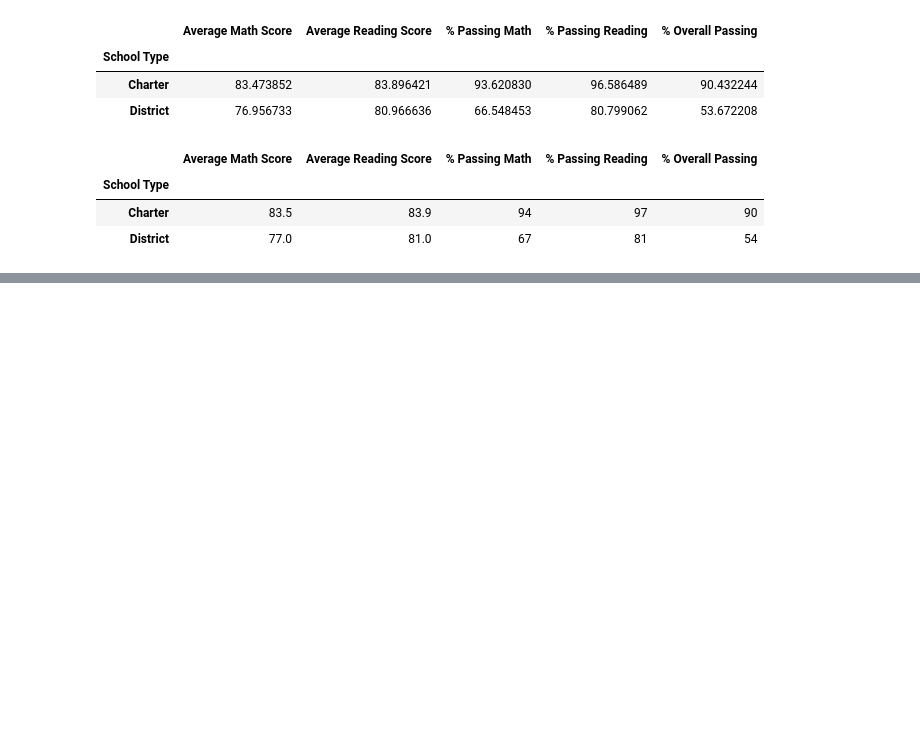
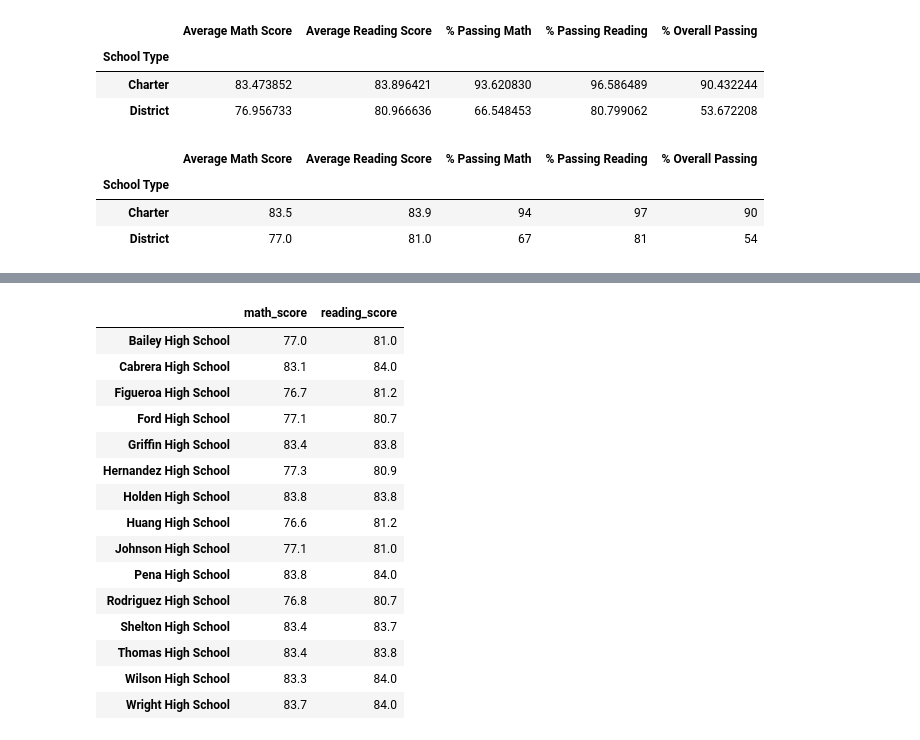
Before and after one commit to faramarzamirshahi/School_District_Analysis, a Jupyter notebook: PyCitySchools_Challenge_testing.ipynb, the cells around one changed output, grey strips where cells are left out. Saved outputs shown, nothing was run; the diff lists cells and outputs as text; code cells hidden in the pictures; blank space fills up the shorter version.

```diff
--- a/PyCitySchools_Challenge_testing.ipynb
+++ b/PyCitySchools_Challenge_testing.ipynb
@@ -1170,0 +1183,23 @@ type_summary_df
+# %%
+score_by_school_df = student_data_df.groupby(['school_name']).mean()[['math_score','reading_score']]
+score_by_school_df['math_score'] = score_by_school_df['math_score'].map("{:.1f}".format)
+score_by_school_df['reading_score'] = score_by_school_df['reading_score'].map("{:.1f}".format)
+score_by_school_df.index.name = None
+score_by_school_df
+# %% [output]
+|  | math_score | reading_score |
+| Bailey High School | 77.0 | 81.0 |
+| Cabrera High School | 83.1 | 84.0 |
+| Figueroa High School | 76.7 | 81.2 |
+| Ford High School | 77.1 | 80.7 |
+| Griffin High School | 83.4 | 83.8 |
+| Hernandez High School | 77.3 | 80.9 |
+| Holden High School | 83.8 | 83.8 |
+| Huang High School | 76.6 | 81.2 |
+| Johnson High School | 77.1 | 81.0 |
+| Pena High School | 83.8 | 84.0 |
+| Rodriguez High School | 76.8 | 80.7 |
+| Shelton High School | 83.4 | 83.7 |
+| Thomas High School | 83.4 | 83.8 |
+| Wilson High School | 83.3 | 84.0 |
+| Wright High School | 83.7 | 84.0 |
```
Also changed, not shown: parts of 19 cells of this notebook.
